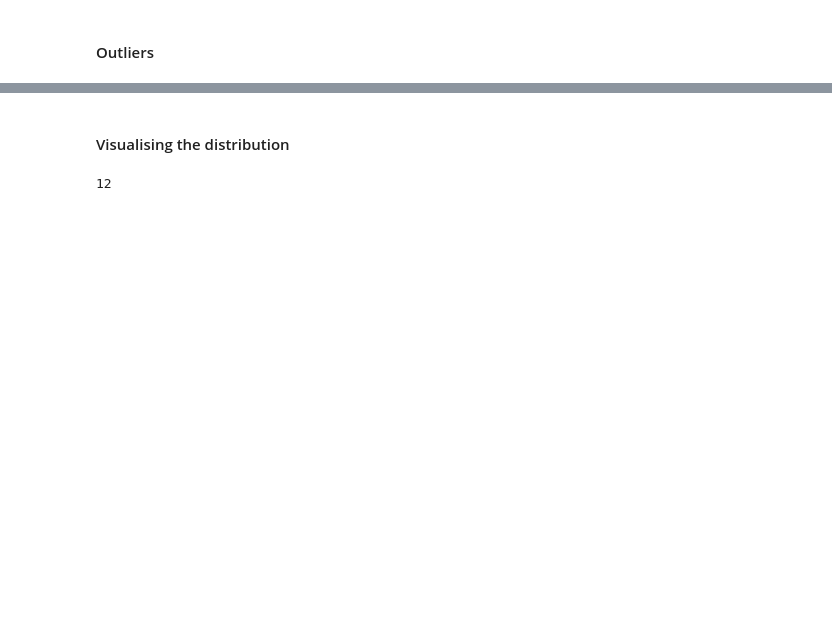
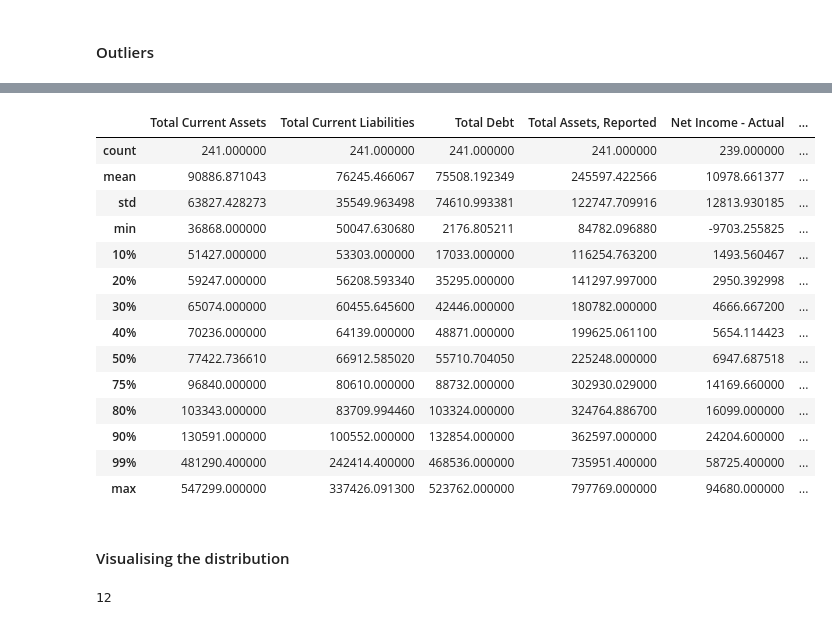
Before and after one commit to sprabhu4/SP_ESG_Pred, a Jupyter notebook: Code.ipynb, the cells around one changed output, grey strips where cells are left out. Cells and saved outputs as stored; diff of their text form; code cells hidden in the pictures; blank space fills up the shorter version.

```diff
--- a/Code.ipynb
+++ b/Code.ipynb
@@ -135 +239,19 @@ df_firm['Total Current Assets'].clip(upper=5000,inplace=True)
+# %%
+df_firm[df_firm['Total Current Liabilities']>50000].describe([0.1,0.2,0.3,0.4,0.5,0.75,0.8,0.9,0.99])
+# %% [output]
+|  | Total Current Assets | Total Current Liabilities | Total Debt | Total Assets, Reported | Net Income - Actual | ... |
+| count | 241.000000 | 241.000000 | 241.000000 | 241.000000 | 239.000000 | ... |
+| mean | 90886.871043 | 76245.466067 | 75508.192349 | 245597.422566 | 10978.661377 | ... |
+| std | 63827.428273 | 35549.963498 | 74610.993381 | 122747.709916 | 12813.930185 | ... |
+| min | 36868.000000 | 50047.630680 | 2176.805211 | 84782.096880 | -9703.255825 | ... |
+| 10% | 51427.000000 | 53303.000000 | 17033.000000 | 116254.763200 | 1493.560467 | ... |
+| 20% | 59247.000000 | 56208.593340 | 35295.000000 | 141297.997000 | 2950.392998 | ... |
+| 30% | 65074.000000 | 60455.645600 | 42446.000000 | 180782.000000 | 4666.667200 | ... |
+| 40% | 70236.000000 | 64139.000000 | 48871.000000 | 199625.061100 | 5654.114423 | ... |
+| 50% | 77422.736610 | 66912.585020 | 55710.704050 | 225248.000000 | 6947.687518 | ... |
+| 75% | 96840.000000 | 80610.000000 | 88732.000000 | 302930.029000 | 14169.660000 | ... |
+| 80% | 103343.000000 | 83709.994460 | 103324.000000 | 324764.886700 | 16099.000000 | ... |
+| 90% | 130591.000000 | 100552.000000 | 132854.000000 | 362597.000000 | 24204.600000 | ... |
+| 99% | 481290.400000 | 242414.400000 | 468536.000000 | 735951.400000 | 58725.400000 | ... |
+| max | 547299.000000 | 337426.091300 | 523762.000000 | 797769.000000 | 94680.000000 | ... |
 # %%
```
Also changed, not shown: parts of 15 cells of this notebook, 3 other files.
